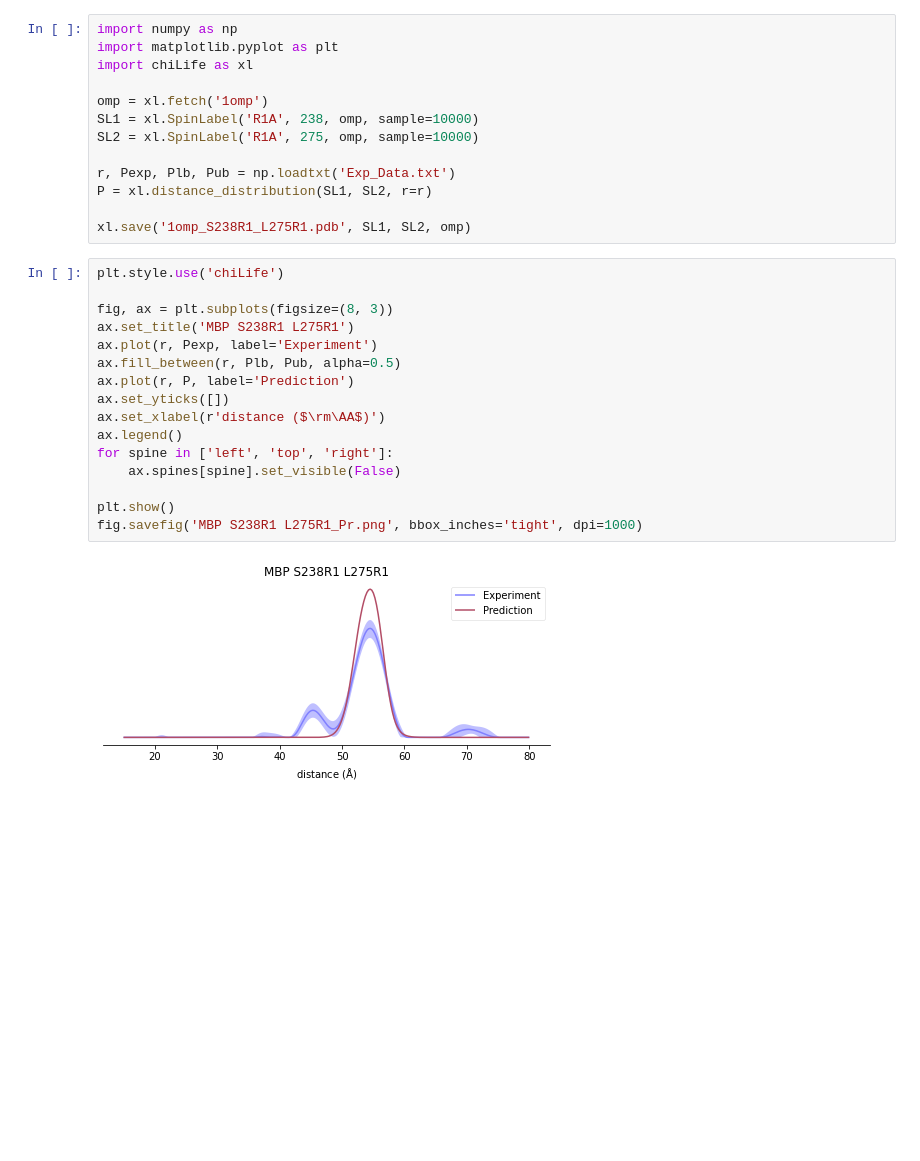
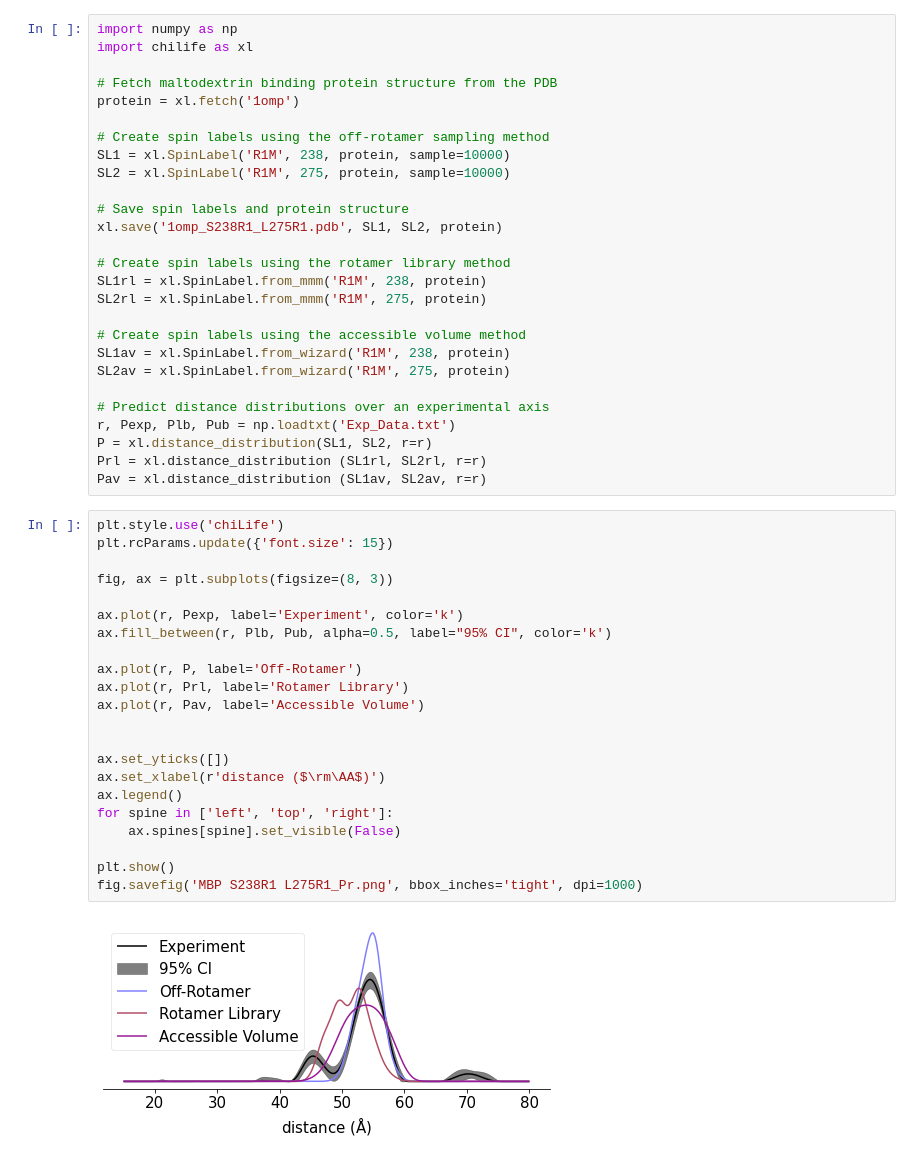
Before and after one commit to StollLab/chiLife, a Jupyter notebook: examples/01-Basic Spin Labeling.ipynb, the cells around one changed output. Cells and saved outputs as stored; diff of their text form; blank space fills up the shorter version.

```diff
--- a/examples/01-Basic Spin Labeling.ipynb
+++ b/examples/01-Basic Spin Labeling.ipynb
@@ -1,31 +1,51 @@
-# %%
-import numpy as np
-import matplotlib.pyplot as plt
-import chiLife as xl
-
-omp = xl.fetch('1omp')
-SL1 = xl.SpinLabel('R1A', 238, omp, sample=10000)
-SL2 = xl.SpinLabel('R1A', 275, omp, sample=10000)
-
-r, Pexp, Plb, Pub = np.loadtxt('Exp_Data.txt')
-P = xl.distance_distribution(SL1, SL2, r=r)
-
-xl.save('1omp_S238R1_L275R1.pdb', SL1, SL2, omp)
+# %%
+import numpy as np
+import chilife as xl
+
+# Fetch maltodextrin binding protein structure from the PDB
+protein = xl.fetch('1omp')
+
+# Create spin labels using the off-rotamer sampling method
+SL1 = xl.SpinLabel('R1M', 238, protein, sample=10000)
+SL2 = xl.SpinLabel('R1M', 275, protein, sample=10000)
+
+# Save spin labels and protein structure
+xl.save('1omp_S238R1_L275R1.pdb', SL1, SL2, protein)
+
+# Create spin labels using the rotamer library method
+SL1rl = xl.SpinLabel.from_mmm('R1M', 238, protein)
+SL2rl = xl.SpinLabel.from_mmm('R1M', 275, protein)
+
+# Create spin labels using the accessible volume method
+SL1av = xl.SpinLabel.from_wizard('R1M', 238, protein)
+SL2av = xl.SpinLabel.from_wizard('R1M', 275, protein)
+
+# Predict distance distributions over an experimental axis
+r, Pexp, Plb, Pub = np.loadtxt('Exp_Data.txt')
+P = xl.distance_distribution(SL1, SL2, r=r)
+Prl = xl.distance_distribution (SL1rl, SL2rl, r=r)
+Pav = xl.distance_distribution (SL1av, SL2av, r=r)
 # %%
 plt.style.use('chiLife')
+plt.rcParams.update({'font.size': 15})
 
 fig, ax = plt.subplots(figsize=(8, 3))
-ax.set_title('MBP S238R1 L275R1')
-ax.plot(r, Pexp, label='Experiment')
-ax.fill_between(r, Plb, Pub, alpha=0.5)
-ax.plot(r, P, label='Prediction')
+
+ax.plot(r, Pexp, label='Experiment', color='k')
+ax.fill_between(r, Plb, Pub, alpha=0.5, label="95% CI", color='k')
+
+ax.plot(r, P, label='Off-Rotamer')
+ax.plot(r, Prl, label='Rotamer Library')
+ax.plot(r, Pav, label='Accessible Volume')
+
+
 ax.set_yticks([])
 ax.set_xlabel(r'distance ($\rm\AA$)')
 ax.legend()
 for spine in ['left', 'top', 'right']:
     ax.spines[spine].set_visible(False)
 
 plt.show()
 fig.savefig('MBP S238R1 L275R1_Pr.png', bbox_inches='tight', dpi=1000)
 # %% [output]
-[figure, old version]
+[figure, new version]
```
